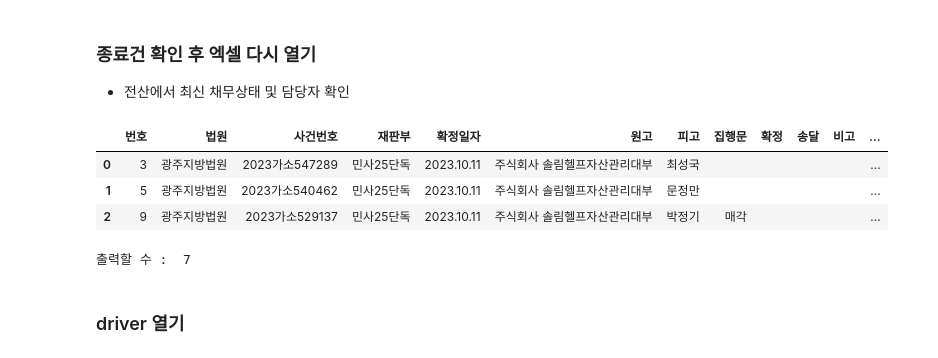
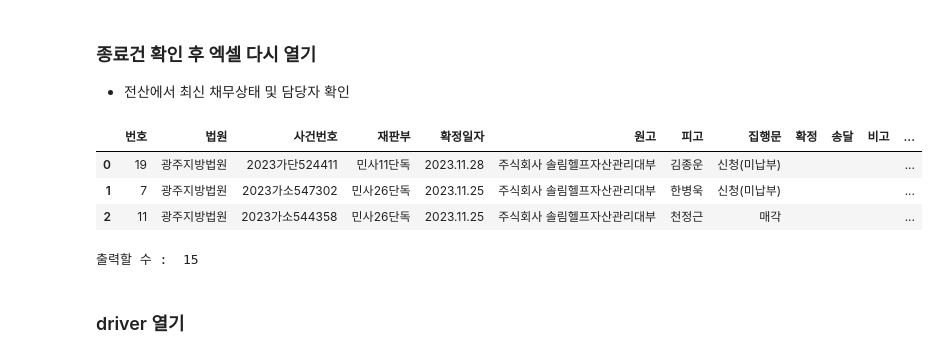
Before and after one commit to jbmyou/company_work, a Jupyter notebook: fileNaming/집행문sele.ipynb, the cells around one changed output. Saved outputs shown, nothing was run; the diff lists cells and outputs as text; code cells hidden in the pictures.

```diff
--- a/fileNaming/집행문sele.ipynb
+++ b/fileNaming/집행문sele.ipynb
@@ -33,12 +34,15 @@ from datetime import date
 from datetime import timedelta
 import traceback
 # 정렬순서 : 확정일자(내림), 법원(올림), 사건번호(내림)
+
+dtype = {'채무자키':str, '계좌키':str, '가상계좌번호':str}
 # %% [markdown]
 ### 함수, 전역변수
 # %%
 ##################################
 # 사건번호 눌러보고 집행문 발급 가능한 것만으로 목록작성 하도록!!!!!!!!!
-lastday = "231011"
+lastday = "231128"
+법원인증서="헬프자산관리대부[주]()001102620170619111002243" # 인증서 여러개고, 법원인증서가 첫번째가 아닌 경우 지정해줘야 함
 ##################################
 excel_dir = join(r"D:\4.관리\전자소송", lastday)
 excel_file = "집행문신청_" + lastday
@@ -67,6 +71,9 @@ def con_scourt() :
 def certify() :
     elem = wait.until(EC.element_to_be_clickable((By.ID, "xwup_certselect_tek_input1")))
     mwt()
+    # 여러 인증서중 법원용 인증서 선택
+    driver.find_element(By.XPATH, '//*[@id="xwup_cert_table"]/table/tbody/tr/td/div[text()="' + 법원인증서 + '"]').click()
+    swt()
     elem.send_keys("***removed***5!")
     swt()
     driver.find_element(By.ID, 'xwup_OkButton').click() # 인증서 확인
@@ -330,17 +349,17 @@ df[["사건번호", "채무자키","계좌키"]]
 - 전산에서 최신 채무상태 및 담당자 확인
 # %%
 # 엑셀 수작업 후 다시 열기
-df_origin = pd.read_excel(path_excel, sheet_name="집행문").fillna("")
+df_origin = pd.read_excel(path_excel, sheet_name="집행문", dtype=dtype).fillna("")
 df_origin.법원 = df_origin.법원.str.replace("지법", "지방법원")
 df = df_origin.copy()
 display(df.head(3))
 print("출력할 수 : ",len(df.query('집행문==""')))
 # %% [output]
 |  | 번호 | 법원 | 사건번호 | 재판부 | 확정일자 | 원고 | 피고 | 집행문 | 확정 | 송달 | 비고 | ... |
-| 0 | 3 | 광주지방법원 | 2023가소547289 | 민사25단독 | 2023.10.11 | 주식회사 솔림헬프자산관리대부 | 최성국 |  |  |  |  | ... |
-| 1 | 5 | 광주지방법원 | 2023가소540462 | 민사25단독 | 2023.10.11 | 주식회사 솔림헬프자산관리대부 | 문정만 |  |  |  |  | ... |
-| 2 | 9 | 광주지방법원 | 2023가소529137 | 민사25단독 | 2023.10.11 | 주식회사 솔림헬프자산관리대부 | 박정기 | 매각 |  |  |  | ... |
+| 0 | 19 | 광주지방법원 | 2023가단524411 | 민사11단독 | 2023.11.28 | 주식회사 솔림헬프자산관리대부 | 김종운 | 신청(미납부) |  |  |  | ... |
+| 1 | 7 | 광주지방법원 | 2023가소547302 | 민사26단독 | 2023.11.25 | 주식회사 솔림헬프자산관리대부 | 한병욱 | 신청(미납부) |  |  |  | ... |
+| 2 | 11 | 광주지방법원 | 2023가소544358 | 민사26단독 | 2023.11.25 | 주식회사 솔림헬프자산관리대부 | 천정근 | 매각 |  |  |  | ... |
-출력할 수 :  7
+출력할 수 :  15
 # %% [markdown]
 ### driver 열기
 # %%
```
Also changed, not shown: parts of 10 cells of this notebook.
